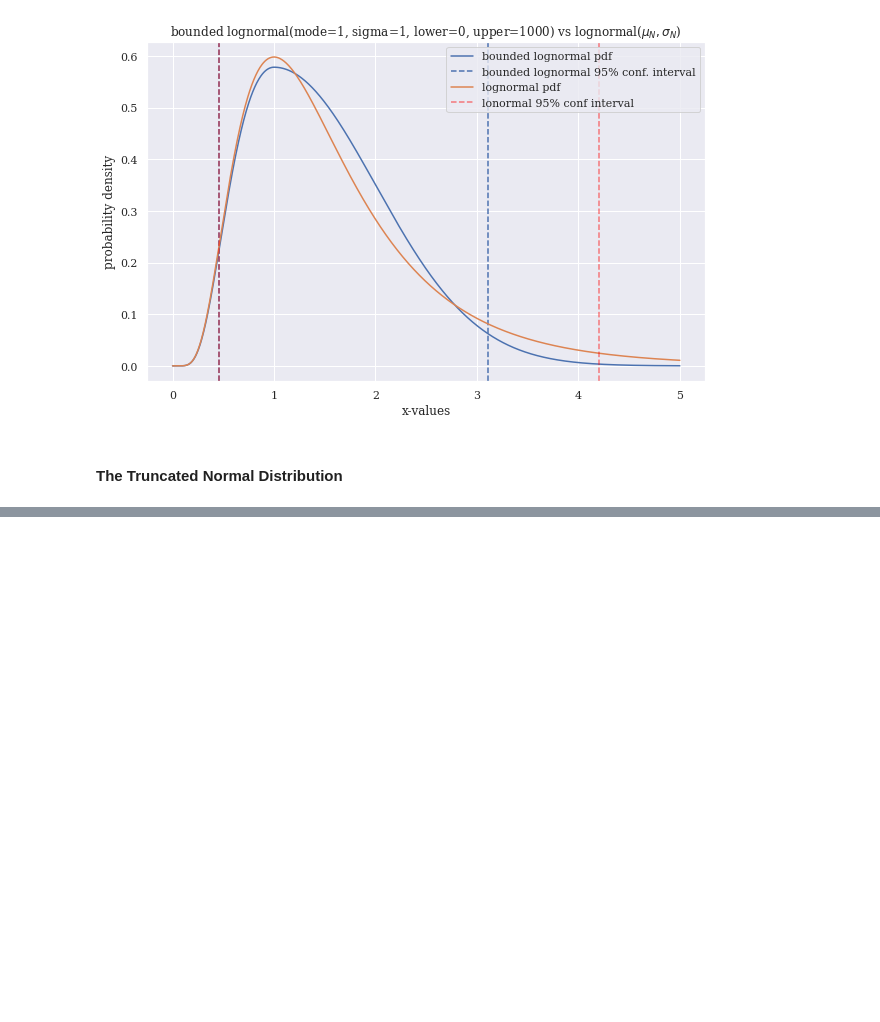
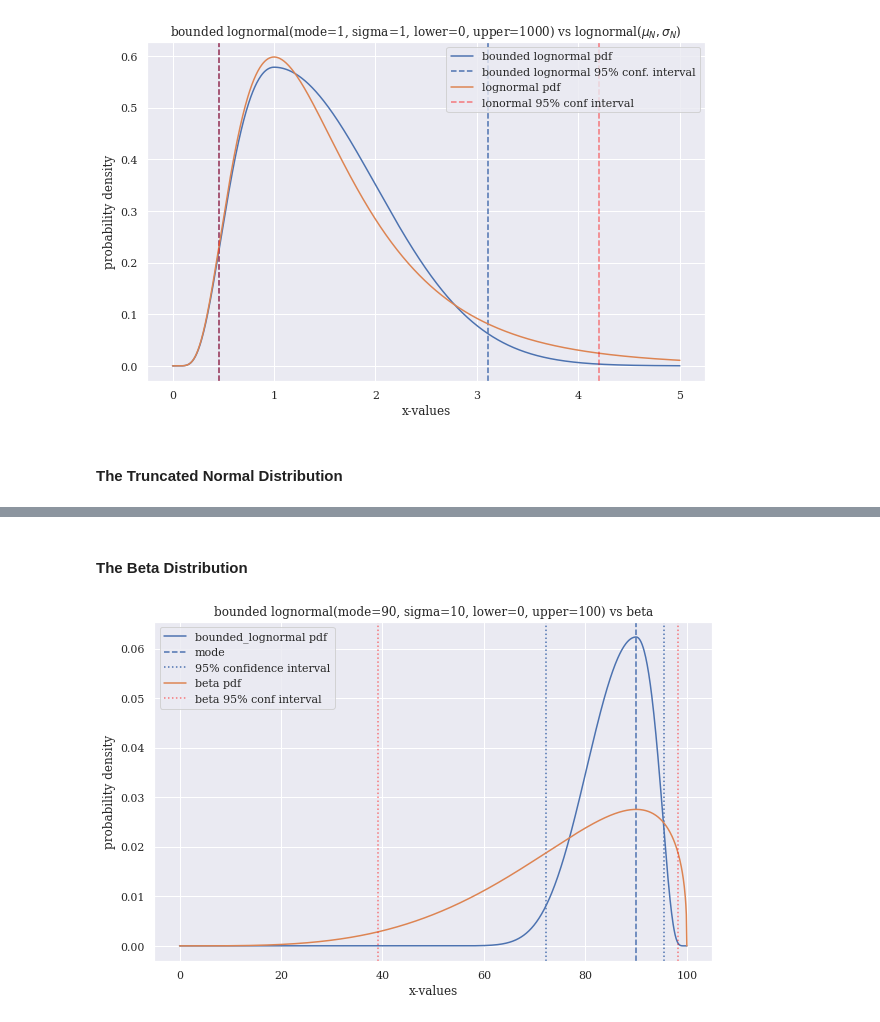
Before and after one commit to tedteske/bounded_lognorm, a Jupyter notebook: bounded_lognorm.ipynb, the cells around one changed output, grey strips where cells are left out. Cells and saved outputs as stored; diff of their text form; code cells hidden in the pictures; blank space fills up the shorter version.

```diff
--- a/bounded_lognorm.ipynb
+++ b/bounded_lognorm.ipynb
@@ -1965,0 +1966,41 @@ plt.show()
+# %% [markdown]
+#### The Beta Distribution
+# %%
+def compare_to_beta(mode, sigma, lower, upper):
+    x = np.linspace(lower, upper, 1000)
+    y = bounded_lognorm.pdf(x, mode, sigma, lower, upper)
+    sns.lineplot(x, y, label='bounded_lognormal pdf')
+    plt.axvline(mode, ymin=0, linestyle='dashed', label='mode')
+
+    interval = bounded_lognorm.interval(0.95, mode, sigma, lower, upper)
+    plt.axvline(interval[0], ymin=0, linestyle='dotted',
+                label='95% confidence interval')
+    plt.axvline(interval[1], ymin=0, linestyle='dotted')
+
+    loc, scale = lower, upper - lower
+    mode_ = (mode - loc) / scale
+    u = 3.5 * (scale + sigma) / sigma
+    u = 4  # for PERT
+    a = 1 + u * mode_
+    b = 1 + u * (1 - mode_)
+    y = beta.pdf(x, a, b, loc=loc, scale=scale)
+    sns.lineplot(x, y, label='beta pdf')
+    interval2 = beta.interval(0.95, a, b, loc=loc, scale=scale)
+    plt.axvline(interval2[0], ymin=0, linestyle='dotted', c='red', alpha=0.5,
+                label='beta 95% conf interval')
+    plt.axvline(interval2[1], ymin=0, linestyle='dotted', c='red', alpha=0.5)
+
+    title = ('bounded lognormal(mode=' + str(mode) +
+            ', sigma=' + str(sigma) +
+            ', lower=' + str(lower) +
+            ', upper=' + str(upper) +
+            ') vs beta')
+    plt.xlabel("x-values")
+    plt.ylabel("probability density")
+    plt.title(title)
+    plt.legend()
+    plt.show()
+# %%
+compare_to_beta(90, 10, 0, 100)
+# %% [output]
+[figure, added]
```
Also changed, not shown: parts of 20 cells of this notebook.
